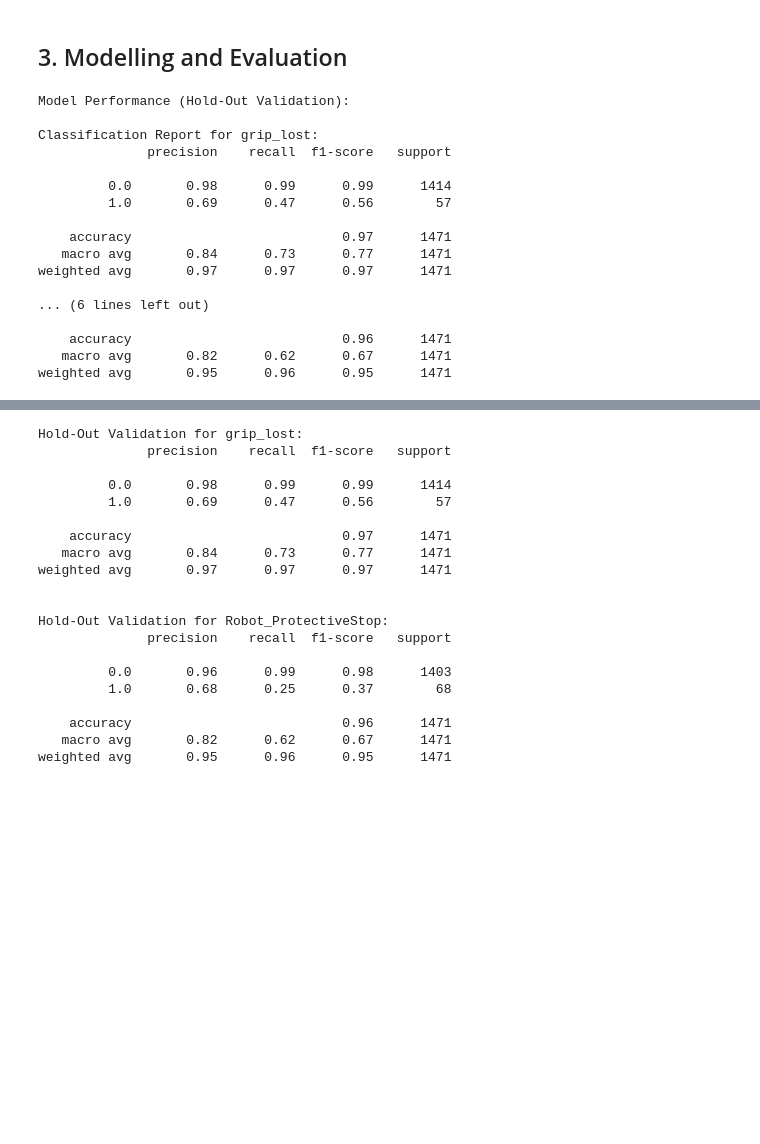
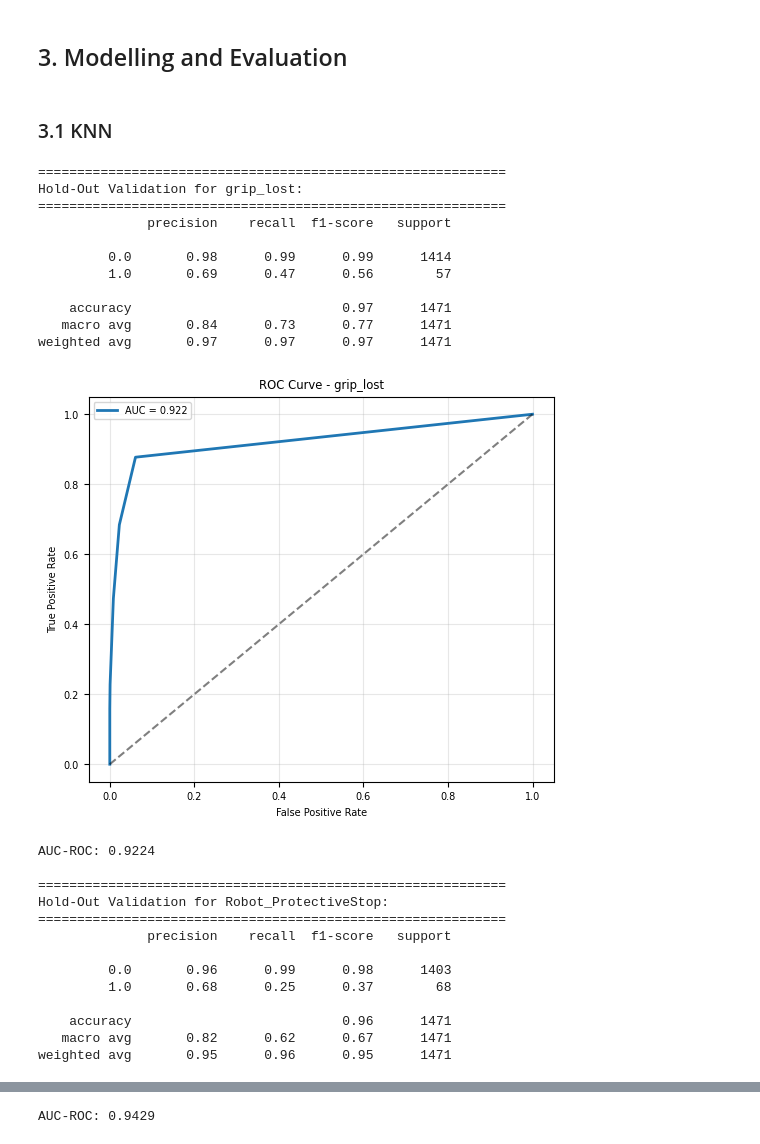
Before and after one commit to karolyangqian/seleksi-lab-ai-2025, a Jupyter notebook: src/doe.ipynb, the cells around one changed output, grey strips where cells are left out. Drawn from its saved outputs; the diff is of its cells as text; code cells hidden in the pictures; blank space fills up the shorter version.

Commit message:
fix: merapikan pipeline

```diff
--- a/src/doe.ipynb
+++ b/src/doe.ipynb
@@ -351,0 +393,2 @@ def k_fold_cross_validation(model, X, y, k=5):
+# %% [markdown]
+### 3.1 KNN
@@ -352,28 +399,35 @@ def k_fold_cross_validation(model, X, y, k=5):
 # %%
-
 custom_model = KNNClassifier(k=5, distance_method='euclidean')
 
 pipeline = ImbPipeline([
     # ('smote', SMOTE(random_state=42)),
     ('knn', custom_model)
 ])
 
-hold_out_validation(pipeline, X, y)
+hold_out_validation(pipeline, X, y, plot_roc=True)
 # %% [output]
-Model Performance (Hold-Out Validation):
-
-Classification Report for grip_lost:
+============================================================
+Hold-Out Validation for grip_lost:
+============================================================
               precision    recall  f1-score   support
 
          0.0       0.98      0.99      0.99      1414
          1.0       0.69      0.47      0.56        57
 
     accuracy                           0.97      1471
    macro avg       0.84      0.73      0.77      1471
 weighted avg       0.97      0.97      0.97      1471
-
-... (6 lines left out)
-
-    accuracy                           0.96      1471
-   macro avg       0.82      0.62      0.67      1471
-weighted avg       0.95      0.96      0.95      1471
+[figure, added]
+AUC-ROC: 0.9224
+
+============================================================
+Hold-Out Validation for Robot_ProtectiveStop:
+============================================================
+              precision    recall  f1-score   support
+
+         0.0       0.96      0.99      0.98      1403
+         1.0       0.68      0.25      0.37        68
+
+    accuracy                           0.96      1471
+   macro avg       0.82      0.62      0.67      1471
+weighted avg       0.95      0.96      0.95      1471
@@ -380,30 +435 @@ weighted avg       0.95      0.96      0.95      1471
+AUC-ROC: 0.9429
-# %%
-sklearn_model = KNeighborsClassifier(n_neighbors=5, metric='euclidean')
-
-pipeline = ImbPipeline([
-    # ('smote', SMOTE(random_state=42)),
-    ('knn', sklearn_model)
-])
-
-hold_out_validation(pipeline, X, y)
-# %% [output]
-Hold-Out Validation for grip_lost:
-              precision    recall  f1-score   support
-
-         0.0       0.98      0.99      0.99      1414
-         1.0       0.69      0.47      0.56        57
-
-    accuracy                           0.97      1471
-   macro avg       0.84      0.73      0.77      1471
-weighted avg       0.97      0.97      0.97      1471
-
-
-Hold-Out Validation for Robot_ProtectiveStop:
-              precision    recall  f1-score   support
-
-         0.0       0.96      0.99      0.98      1403
-         1.0       0.68      0.25      0.37        68
-
-    accuracy                           0.96      1471
-   macro avg       0.82      0.62      0.67      1471
-weighted avg       0.95      0.96      0.95      1471
```
Also changed, not shown: parts of 10 cells of this notebook, 1 other file.
